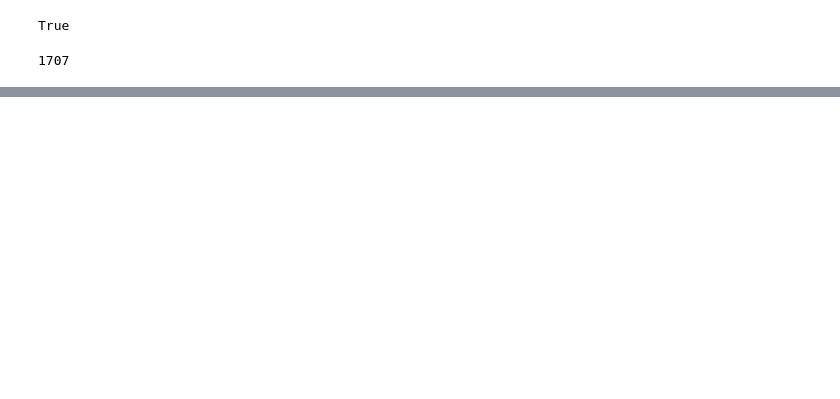
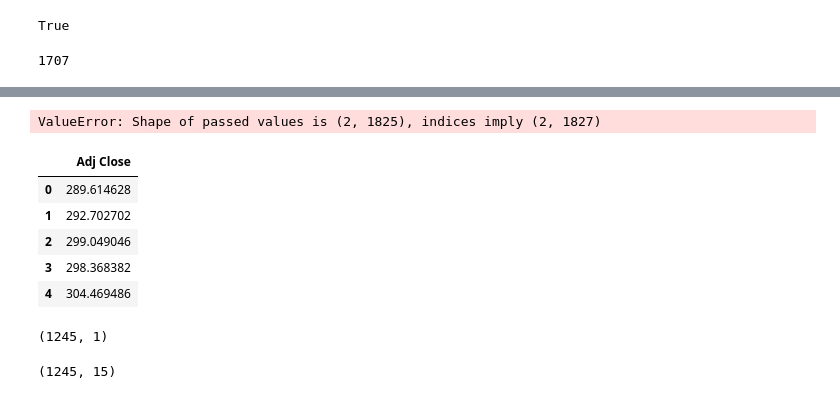
Before and after one commit to mohdkashif93/Stock-Predictor, a Jupyter notebook: Capstone.ipynb, the cells around one changed output, grey strips where cells are left out. Drawn from its saved outputs; the diff is of its cells as text; code cells hidden in the pictures; blank space fills up the shorter version.

```diff
--- a/Capstone.ipynb
+++ b/Capstone.ipynb
@@ -158,0 +289,19 @@ s.isnull().sum().sum()*3
+# %%
+ti = pd.DataFrame({
+        'sma10': sma10,
+         'sma20': sma20,
+#         'sma30': sma30,
+#         'ema10': ema10,
+#         'ema20': ema20,
+#         'ema30': ema30,
+#         'drr':drr,
+#         'bbw':bbw,
+#         'rsi':rsi,
+#         'will':will,
+#         'mom':mom,
+#         'volume':volume,
+#         'high':high,
+#        'close':close
+    },index=s.index)
+# %% [output]
+ValueError: Shape of passed values is (2, 1825), indices imply (2, 1827)
@@ -158,0 +314,27 @@ s.isnull().sum().sum()*3
+# %%
+Y = s.reindex(index_values, fill_value=np.nan)
+# %%
+Y=Y.reset_index()
+# %%
+Y=Y[Y['Date'].isin(index_values)]
+# %%
+Y = Y.set_index('Date')
+# %%
+Y = Y.reset_index(drop=True)
+X=X.reset_index(drop=True)
+df.head()
+# %% [output]
+|  | Adj Close |
+| 0 | 289.614628 |
+| 1 | 292.702702 |
+| 2 | 299.049046 |
+| 3 | 298.368382 |
+| 4 | 304.469486 |
+# %%
+Y.shape
+# %% [output]
+(1245, 1)
+# %%
+X.shape
+# %% [output]
+(1245, 15)
```
Also changed, not shown: parts of 22 cells of this notebook.
